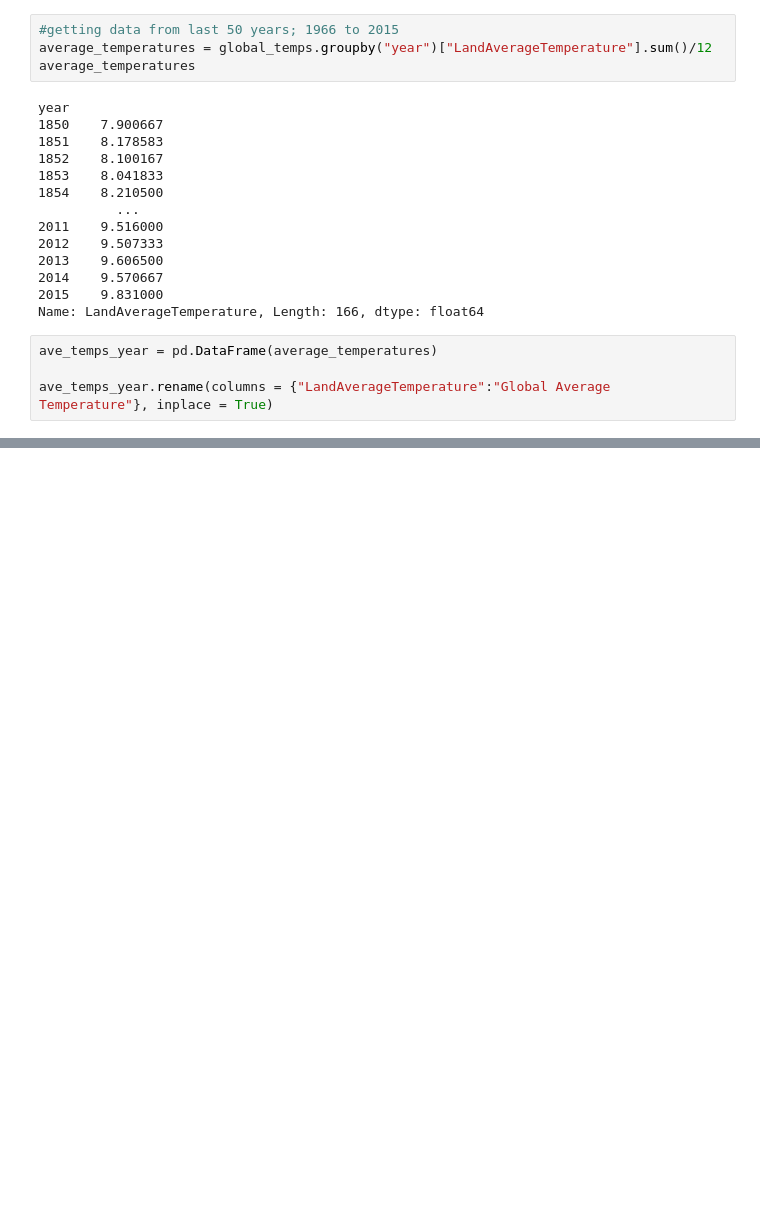
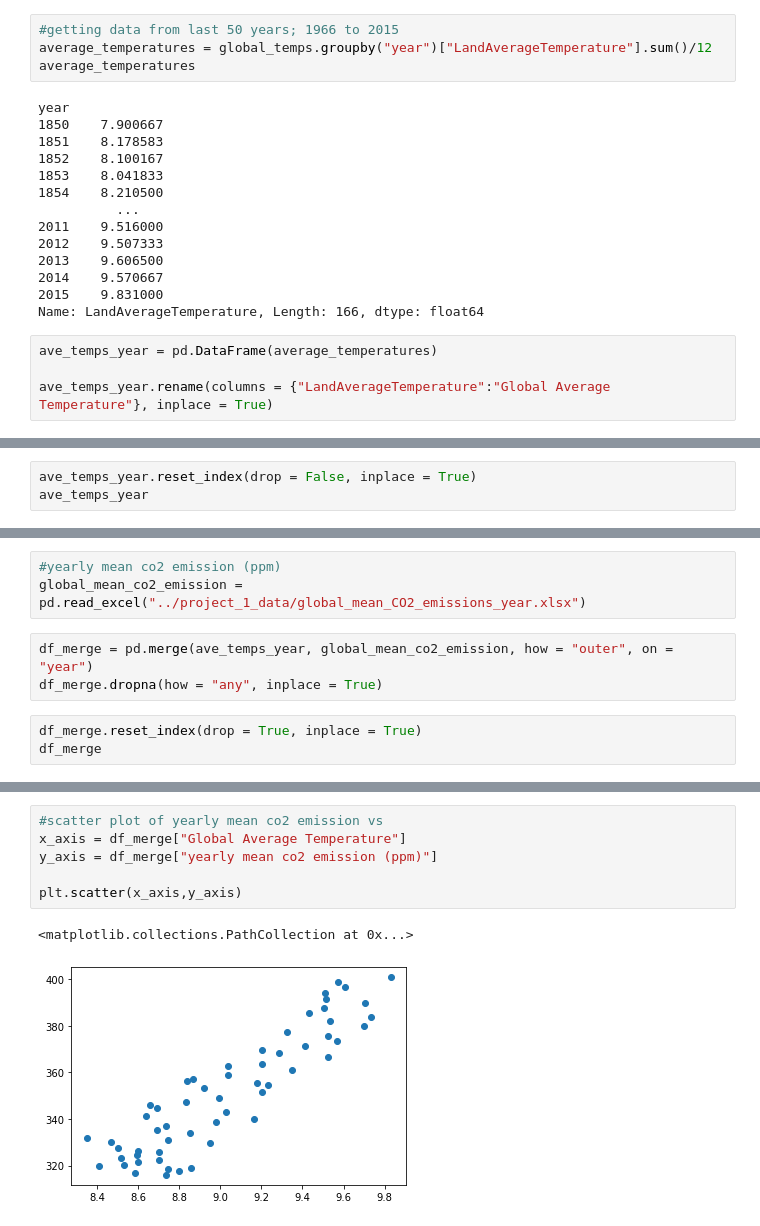
Before and after one commit to Heesu-H/project_1, a Jupyter notebook: global_ave_temperatures_heesu.ipynb, the cells around one changed output, grey strips where cells are left out. Saved outputs shown, nothing was run; the diff lists cells and outputs as text; blank space fills up the shorter version.

Commit message:
new file:   data_sets/co2_annmean_mlo.txt 	modified:   global_ave_temperatures_heesu.ipynb 	deleted:    test_file.py

```diff
--- a/global_ave_temperatures_heesu.ipynb
+++ b/global_ave_temperatures_heesu.ipynb
@@ -133,0 +115,3 @@ NameError: name 'year' is not defined
+# %%
+ave_temps_year.reset_index(drop = False, inplace = True)
+ave_temps_year
@@ -133,0 +132,9 @@ NameError: name 'year' is not defined
+# %%
+#yearly mean co2 emission (ppm)
+global_mean_co2_emission = pd.read_excel("../project_1_data/global_mean_CO2_emissions_year.xlsx")
+# %%
+df_merge = pd.merge(ave_temps_year, global_mean_co2_emission, how = "outer", on = "year")
+df_merge.dropna(how = "any", inplace = True)
+# %%
+df_merge.reset_index(drop = True, inplace = True)
+df_merge
@@ -133,0 +159,9 @@ NameError: name 'year' is not defined
+# %%
+#scatter plot of yearly mean co2 emission vs
+x_axis = df_merge["Global Average Temperature"]
+y_axis = df_merge["yearly mean co2 emission (ppm)"]
+
+plt.scatter(x_axis,y_axis)
+# %% [output]
+<matplotlib.collections.PathCollection at 0x...>
+[figure, added]
```
Also changed, not shown: parts of 5 cells of this notebook, 2 other files.
